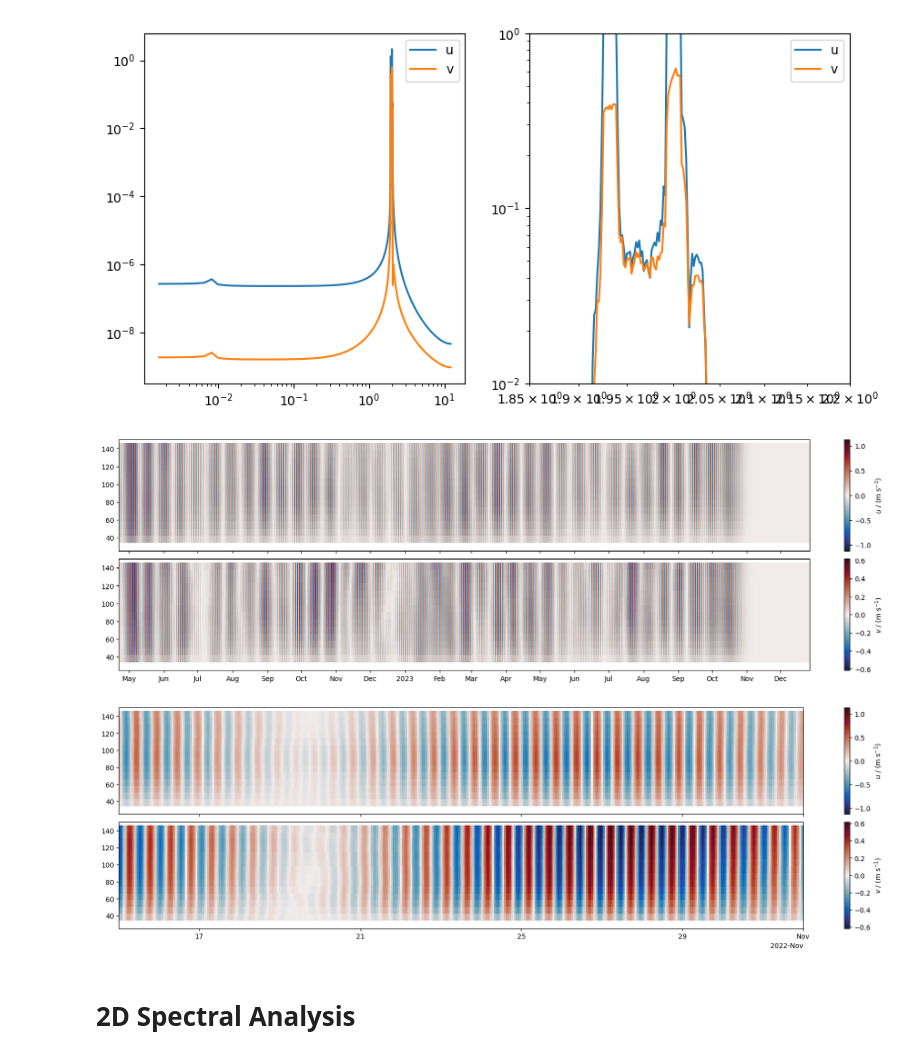
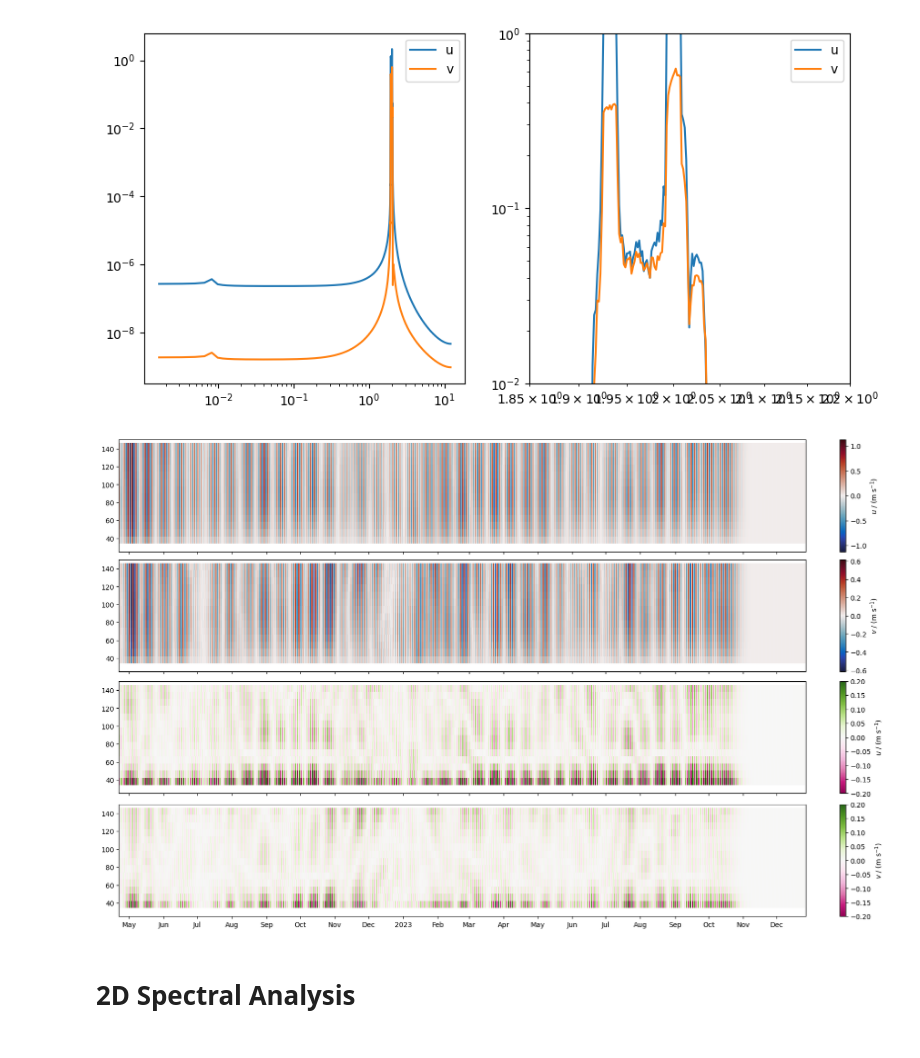
Before and after one commit to opinner/pinner2026_JPO_code, a Jupyter notebook: notebooks/exploratory/ADCP_analysis.ipynb, the cells around one changed output. Cells and saved outputs as stored; diff of their text form; code cells hidden in the pictures.

```diff
--- a/notebooks/exploratory/ADCP_analysis.ipynb
+++ b/notebooks/exploratory/ADCP_analysis.ipynb
@@ -164,7 +164,7 @@ for axis in ax:
 # %% [output]
 [figure]
 # %%
-fig, ax = plt.subplots(nrows=2, sharex=True, sharey=True, figsize=(16, 5), layout="constrained")
+fig, ax = plt.subplots(nrows=4, sharex=True, sharey=True, figsize=(16, 10), layout="constrained")
 
 im0 = ax[0].pcolormesh(
     u_f.index,
@@ -182,9 +182,30 @@ im1 = ax[1].pcolormesh(
     cmap=cm.cm.balance,
 )
 
+im2 = ax[2].pcolormesh(
+    u_f.index,
+    u_f.columns,
+    u_f.sub(u_f.mean(axis="columns"), axis="index").to_numpy().T,
+    norm=mcolors.CenteredNorm(),
+    cmap="PiYG",
+)
+
+im3 = ax[3].pcolormesh(
+    v_f.index,
+    v_f.columns,
+    v_f.sub(v_f.mean(axis="columns"), axis="index").to_numpy().T,
+    norm=mcolors.CenteredNorm(),
+    cmap="PiYG",
+)
+
 ubar = fig.colorbar(im0, ax=ax[0])
 ubar.set_label("$u$ / (m s$^{-1}$)")
 vbar = fig.colorbar(im1, ax=ax[1])
+vbar.set_label("$v$ / (m s$^{-1}$)")
+
+ubar = fig.colorbar(im2, ax=ax[2])
+ubar.set_label("$u$ / (m s$^{-1}$)")
+vbar = fig.colorbar(im3, ax=ax[3])
 vbar.set_label("$v$ / (m s$^{-1}$)")
 
 for axis in ax:
@@ -240,37 +261,57 @@ ax[1].set_ylim(1e-2, 1e0)
 (0.01, 1.0)
 [figure]
 # %%
-fig, ax = plt.subplots(nrows=2, sharex=True, sharey=True, figsize=(16, 5), layout="constrained")
+fig, ax = plt.subplots(nrows=4, sharex=True, sharey=True, figsize=(16, 10), layout="constrained")
 
 im0 = ax[0].pcolormesh(
     u_semi.index,
     u_semi.columns,
     u_semi.to_numpy().T,
     norm=mcolors.CenteredNorm(),
     cmap=cm.cm.balance,
 )
 
 im1 = ax[1].pcolormesh(
     v_semi.index,
     v_semi.columns,
     v_semi.to_numpy().T,
     norm=mcolors.CenteredNorm(),
     cmap=cm.cm.balance,
 )
 
+im2 = ax[2].pcolormesh(
+    u_semi.index,
+    u_semi.columns,
+    u_semi.sub(u_semi.mean(axis="columns"), axis="index").to_numpy().T,
+    norm=mcolors.CenteredNorm(halfrange=0.2),
+    cmap="PiYG",
+)
+
+im3 = ax[3].pcolormesh(
+    v_semi.index,
+    v_semi.columns,
+    v_semi.sub(v_semi.mean(axis="columns"), axis="index").to_numpy().T,
+    norm=mcolors.CenteredNorm(halfrange=0.2),
+    cmap="PiYG",
+)
 ubar = fig.colorbar(im0, ax=ax[0])
 ubar.set_label("$u$ / (m s$^{-1}$)")
 vbar = fig.colorbar(im1, ax=ax[1])
+vbar.set_label("$v$ / (m s$^{-1}$)")
+
+ubar = fig.colorbar(im2, ax=ax[2])
+ubar.set_label("$u$ / (m s$^{-1}$)")
+vbar = fig.colorbar(im3, ax=ax[3])
 vbar.set_label("$v$ / (m s$^{-1}$)")
 
 for axis in ax:
     axis.set_ylim(25, 150)
     locator = mdates.AutoDateLocator(minticks=3, maxticks=32)
     formatter = mdates.ConciseDateFormatter(locator)
     axis.xaxis.set_major_locator(locator)
     axis.xaxis.set_major_formatter(formatter)
 # %% [output]
-[figure, old version]
+[figure, new version]
 # %%
 fig, ax = plt.subplots(nrows=2, sharex=True, sharey=True, figsize=(16, 5), layout="constrained")
 
@@ -281,7 +322,7 @@ max_plot_velocity = MAX_REASONABLE_VELOCITY
 im0 = ax[0].pcolormesh(
     u_semi.index,
     u_semi.columns,
-    u_semi.to_numpy().T,
+    (u_semi - u_semi.mean(axis="columns")).to_numpy().T,
     norm=mcolors.CenteredNorm(),
     cmap=cm.cm.balance,
 )
@@ -289,7 +330,7 @@ im0 = ax[0].pcolormesh(
 im1 = ax[1].pcolormesh(
     v_semi.index,
     v_semi.columns,
-    v_semi.to_numpy().T,
+    (v_semi - v_semi.mean(axis="columns")).to_numpy().T,
     norm=mcolors.CenteredNorm(),
     cmap=cm.cm.balance,
 )
@@ -307,7 +348,5 @@ for axis in ax:
     formatter = mdates.ConciseDateFormatter(locator)
     axis.xaxis.set_major_locator(locator)
     axis.xaxis.set_major_formatter(formatter)
-# %% [output]
-[figure, removed]
 # %% [markdown]
 # 2D Spectral Analysis
```
Also changed, not shown: parts of 14 cells of this notebook.
